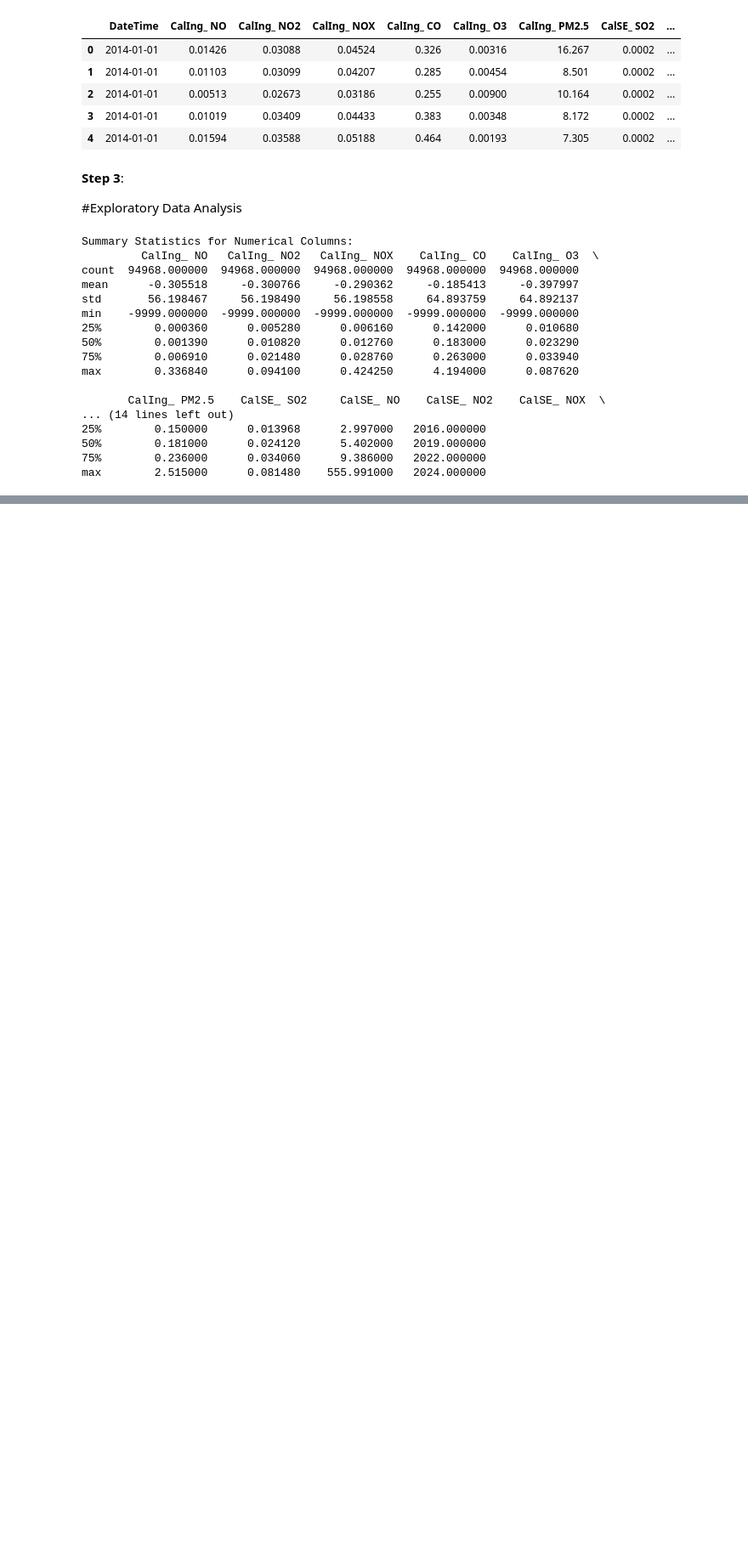
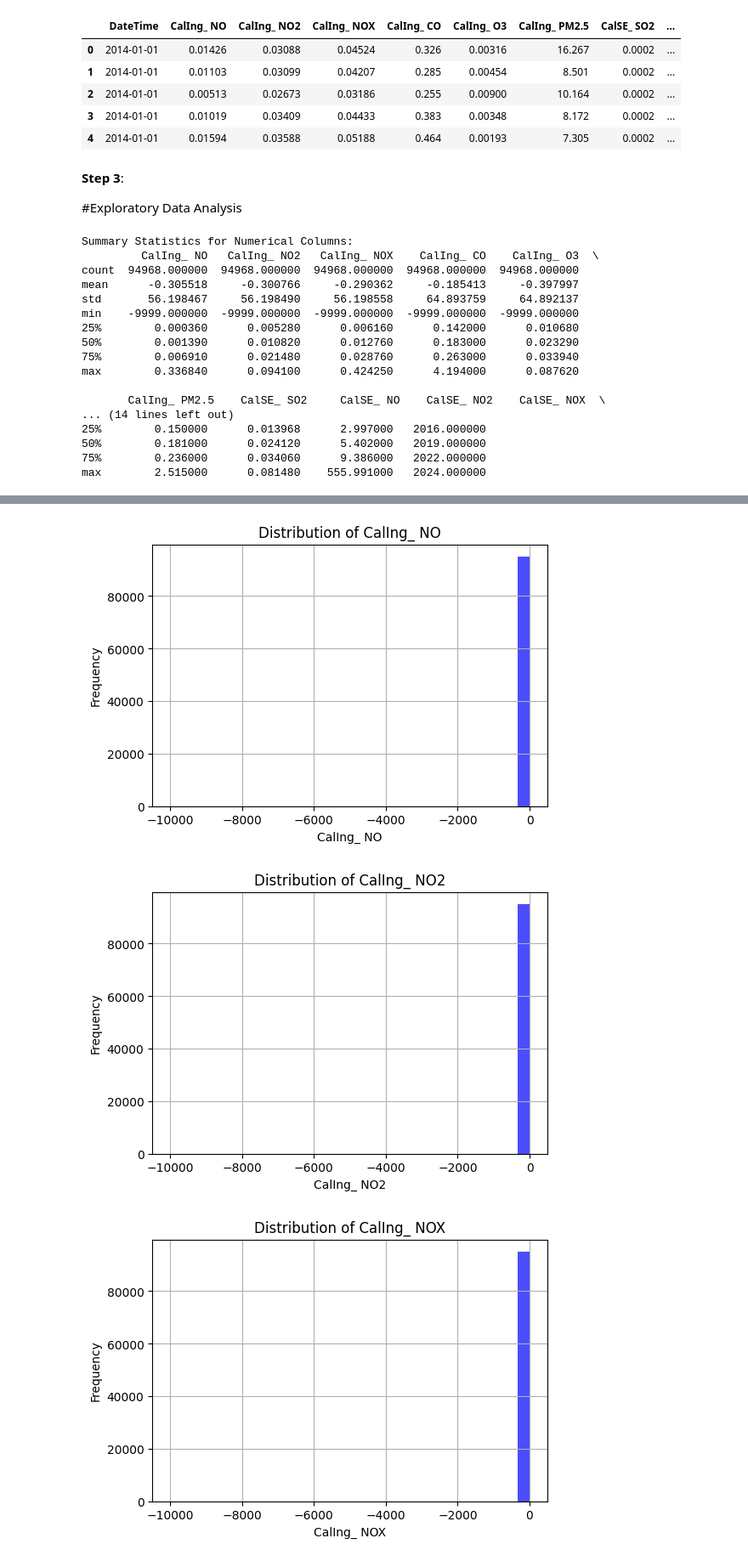
Before and after one commit to Tundebademosi/engg680_2024_fall, a Jupyter notebook: Group_18_Project/Air_quality_analysis.ipynb, the cells around one changed output, grey strips where cells are left out. Shown: that part at 85% size. Cells and saved outputs as stored; diff of their text form; code cells hidden in the pictures; blank space fills up the shorter version.

Commit message:
Updating Project Air_quality

```diff
--- a/Group_18_Project/Air_quality_analysis.ipynb
+++ b/Group_18_Project/Air_quality_analysis.ipynb
@@ -19,7 +19,7 @@ import glob
 import os
 
 # Defining  the correct file path (relative to the python ipnyb file location
-file_path = "/content/drive/MyDrive/engg680_2024_fall/Group_18_Project/craz air data"  # Using the relative path to the folder to extract all csv files
+file_path = "/content/drive/MyDrive/Colab Notebooks/engg680_2024_fall/Group_18_Project/craz air data"  # Using the relative path to the folder to extract all csv files
 file_names = glob.glob(os.path.join(file_path, "*.csv"))  # Get all CSV files in the folder
 
 if not file_names:
@@ -254,0 +266,15 @@ max        2.515000      0.081480    555.991000   2024.000000
+# %%
+import matplotlib.pyplot as plt
+
+# Plot histograms for numerical columns
+for col in numerical_columns:
+    plt.figure(figsize=(6, 4))
+    cleaned_data[col].hist(bins=30, alpha=0.7, color='blue')
+    plt.title(f"Distribution of {col}")
+    plt.xlabel(col)
+    plt.ylabel("Frequency")
+    plt.show()
+# %% [output]
+[figure, added]
+[figure, added]
+[figure, added]
```
Also changed, not shown: parts of 4 cells of this notebook.
